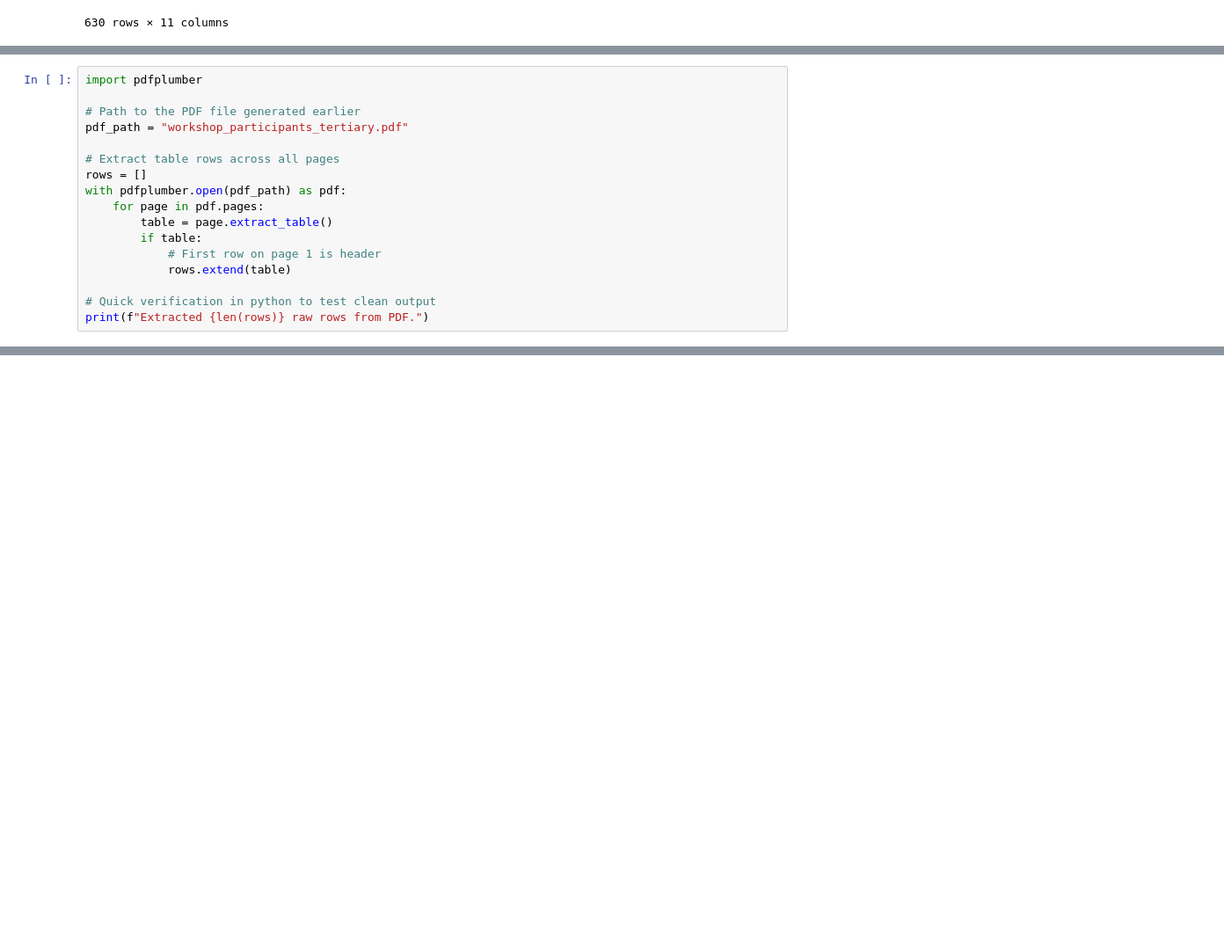
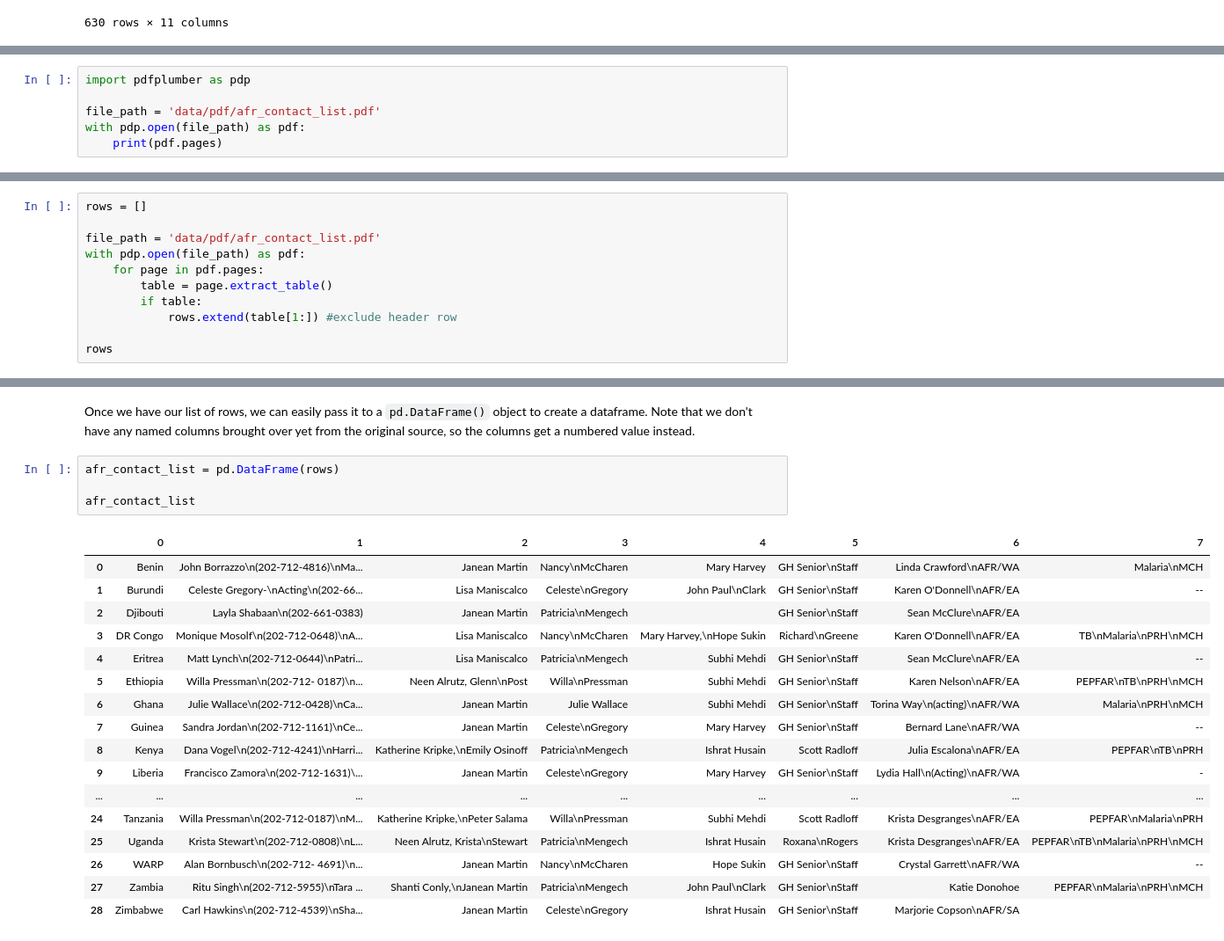
Before and after one commit to Launchpad-Analytics/Workshop-IntroToPython, a Jupyter notebook: s310/day3/03_data_cleaning_topics.ipynb, the cells around one changed output, grey strips where cells are left out. Shown at 88% size. Drawn from its saved outputs; the diff is of its cells as text; blank space fills up the shorter version.

Commit message:
Finish workshop code

```diff
--- a/s310/day3/03_data_cleaning_topics.ipynb
+++ b/s310/day3/03_data_cleaning_topics.ipynb
@@ -767,17 +679,0 @@ pd.DataFrame(rows, columns=["Participant_ID", "Name", "Age", "Phone", "Address",
-# %%
-import pdfplumber
-
-# Path to the PDF file generated earlier
-pdf_path = "workshop_participants_tertiary.pdf"
-
-# Extract table rows across all pages
-rows = []
-with pdfplumber.open(pdf_path) as pdf:
-    for page in pdf.pages:
-        table = page.extract_table()
-        if table:
-            # First row on page 1 is header
-            rows.extend(table)
-
-# Quick verification in python to test clean output
-print(f"Extracted {len(rows)} raw rows from PDF.")
@@ -783,0 +688,6 @@ print(f"Extracted {len(rows)} raw rows from PDF.")
+# %%
+import pdfplumber as pdp
+
+file_path = 'data/pdf/afr_contact_list.pdf'
+with pdp.open(file_path) as pdf:
+    print(pdf.pages)
@@ -783,0 +705,11 @@ print(f"Extracted {len(rows)} raw rows from PDF.")
+# %%
+rows = []
+
+file_path = 'data/pdf/afr_contact_list.pdf'
+with pdp.open(file_path) as pdf:
+    for page in pdf.pages:
+        table = page.extract_table()
+        if table:
+            rows.extend(table[1:]) #exclude header row
+
+rows
@@ -783,0 +734,24 @@ print(f"Extracted {len(rows)} raw rows from PDF.")
+# %% [markdown]
+Once we have our list of rows, we can easily pass it to a `pd.DataFrame()` object to create a dataframe. Note that we don't have any named columns brought over yet from the original source, so the columns get a numbered value instead.
+# %%
+afr_contact_list = pd.DataFrame(rows)
+
+afr_contact_list
+# %% [output]
+|  | 0 | 1 | 2 | 3 | 4 | 5 | 6 | 7 |
+| 0 | Benin | John Borrazzo\n(202-712-4816)\nMa... | Janean Martin | Nancy\nMcCharen | Mary Harvey | GH Senior\nStaff | Linda Crawford\nAFR/WA | Malaria\nMCH |
+| 1 | Burundi | Celeste Gregory-\nActing\n(202-66... | Lisa Maniscalco | Celeste\nGregory | John Paul\nClark | GH Senior\nStaff | Karen O'Donnell\nAFR/EA | -- |
+| 2 | Djibouti | Layla Shabaan\n(202-661-0383) | Janean Martin | Patricia\nMengech |  | GH Senior\nStaff | Sean McClure\nAFR/EA |  |
+| 3 | DR Congo | Monique Mosolf\n(202-712-0648)\nA... | Lisa Maniscalco | Nancy\nMcCharen | Mary Harvey,\nHope Sukin | Richard\nGreene | Karen O'Donnell\nAFR/EA | TB\nMalaria\nPRH\nMCH |
+| 4 | Eritrea | Matt Lynch\n(202-712-0644)\nPatri... | Lisa Maniscalco | Patricia\nMengech | Subhi Mehdi | GH Senior\nStaff | Sean McClure\nAFR/EA | -- |
+| 5 | Ethiopia | Willa Pressman\n(202-712- 0187)\n... | Neen Alrutz, Glenn\nPost | Willa\nPressman | Subhi Mehdi | GH Senior\nStaff | Karen Nelson\nAFR/EA | PEPFAR\nTB\nPRH\nMCH |
+| 6 | Ghana | Julie Wallace\n(202-712-0428)\nCa... | Janean Martin | Julie Wallace | Subhi Mehdi | GH Senior\nStaff | Torina Way\n(acting)\nAFR/WA | Malaria\nPRH\nMCH |
+| 7 | Guinea | Sandra Jordan\n(202-712-1161)\nCe... | Janean Martin | Celeste\nGregory | Mary Harvey | GH Senior\nStaff | Bernard Lane\nAFR/WA | -- |
+| 8 | Kenya | Dana Vogel\n(202-712-4241)\nHarri... | Katherine Kripke,\nEmily Osinoff | Patricia\nMengech | Ishrat Husain | Scott Radloff | Julia Escalona\nAFR/EA | PEPFAR\nTB\nPRH |
+| 9 | Liberia | Francisco Zamora\n(202-712-1631)\... | Janean Martin | Celeste\nGregory | Mary Harvey | GH Senior\nStaff | Lydia Hall\n(Acting)\nAFR/WA | - |
+| ... | ... | ... | ... | ... | ... | ... | ... | ... |
+| 24 | Tanzania | Willa Pressman\n(202-712-0187)\nM... | Katherine Kripke,\nPeter Salama | Willa\nPressman | Subhi Mehdi | Scott Radloff | Krista Desgranges\nAFR/EA | PEPFAR\nMalaria\nPRH |
+| 25 | Uganda | Krista Stewart\n(202-712-0808)\nL... | Neen Alrutz, Krista\nStewart | Patricia\nMengech | Ishrat Husain | Roxana\nRogers | Krista Desgranges\nAFR/EA | PEPFAR\nTB\nMalaria\nPRH\nMCH |
+| 26 | WARP | Alan Bornbusch\n(202-712- 4691)\n... | Janean Martin | Nancy\nMcCharen | Hope Sukin | GH Senior\nStaff | Crystal Garrett\nAFR/WA | -- |
+| 27 | Zambia | Ritu Singh\n(202-712-5955)\nTara ... | Shanti Conly,\nJanean Martin | Patricia\nMengech | John Paul\nClark | GH Senior\nStaff | Katie Donohoe | PEPFAR\nMalaria\nPRH\nMCH |
+| 28 | Zimbabwe | Carl Hawkins\n(202-712-4539)\nSha... | Janean Martin | Celeste\nGregory | Ishrat Husain | GH Senior\nStaff | Marjorie Copson\nAFR/SA |  |
```
Also changed, not shown: parts of 25 cells of this notebook, 1 other file.
